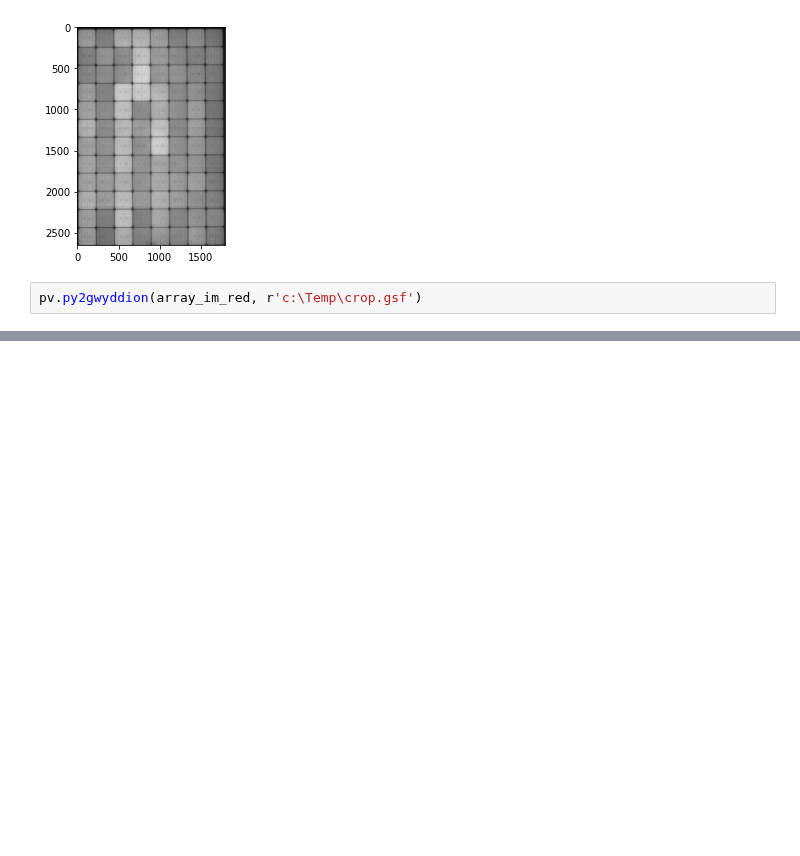
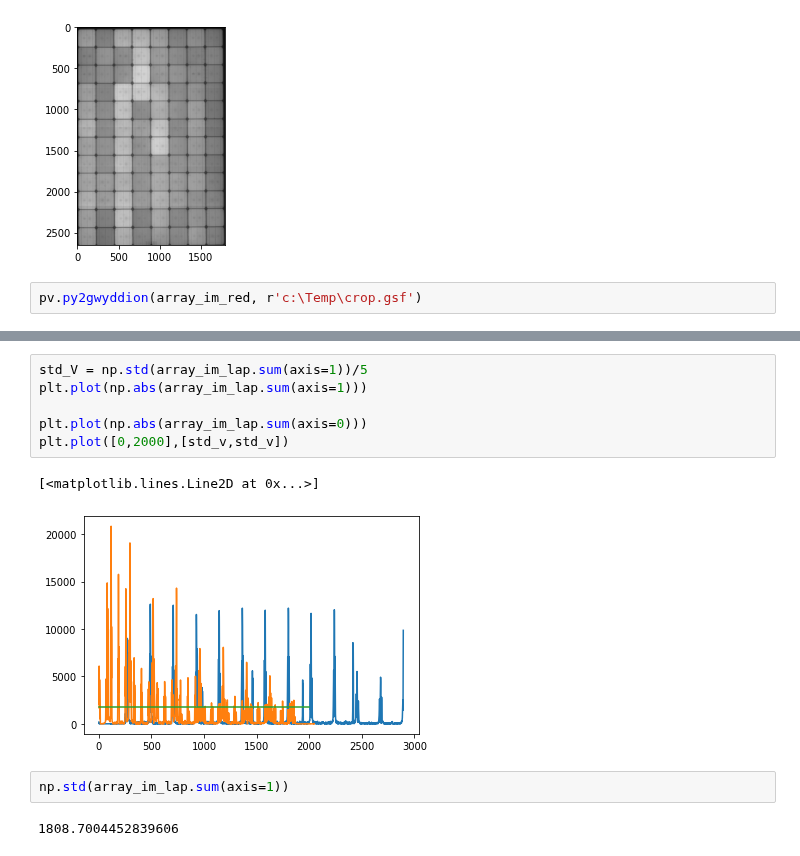
Before and after one commit to Bertin-fap/PVcharacterization, a Jupyter notebook: Module_image.ipynb, the cells around one changed output, grey strips where cells are left out. Drawn from its saved outputs; the diff is of its cells as text; blank space fills up the shorter version.

```diff
--- a/Module_image.ipynb
+++ b/Module_image.ipynb
@@ -423,0 +600,13 @@ pv.py2gwyddion(array_im_red, r'c:\Temp\crop.gsf')
+# %%
+std_V = np.std(array_im_lap.sum(axis=1))/5
+plt.plot(np.abs(array_im_lap.sum(axis=1)))
+
+plt.plot(np.abs(array_im_lap.sum(axis=0)))
+plt.plot([0,2000],[std_v,std_v])
+# %% [output]
+[<matplotlib.lines.Line2D at 0x...>]
+[figure, added]
+# %%
+np.std(array_im_lap.sum(axis=1))
+# %% [output]
+1808.7004452839606
```
Also changed, not shown: parts of 8 cells of this notebook, 2 other files.
